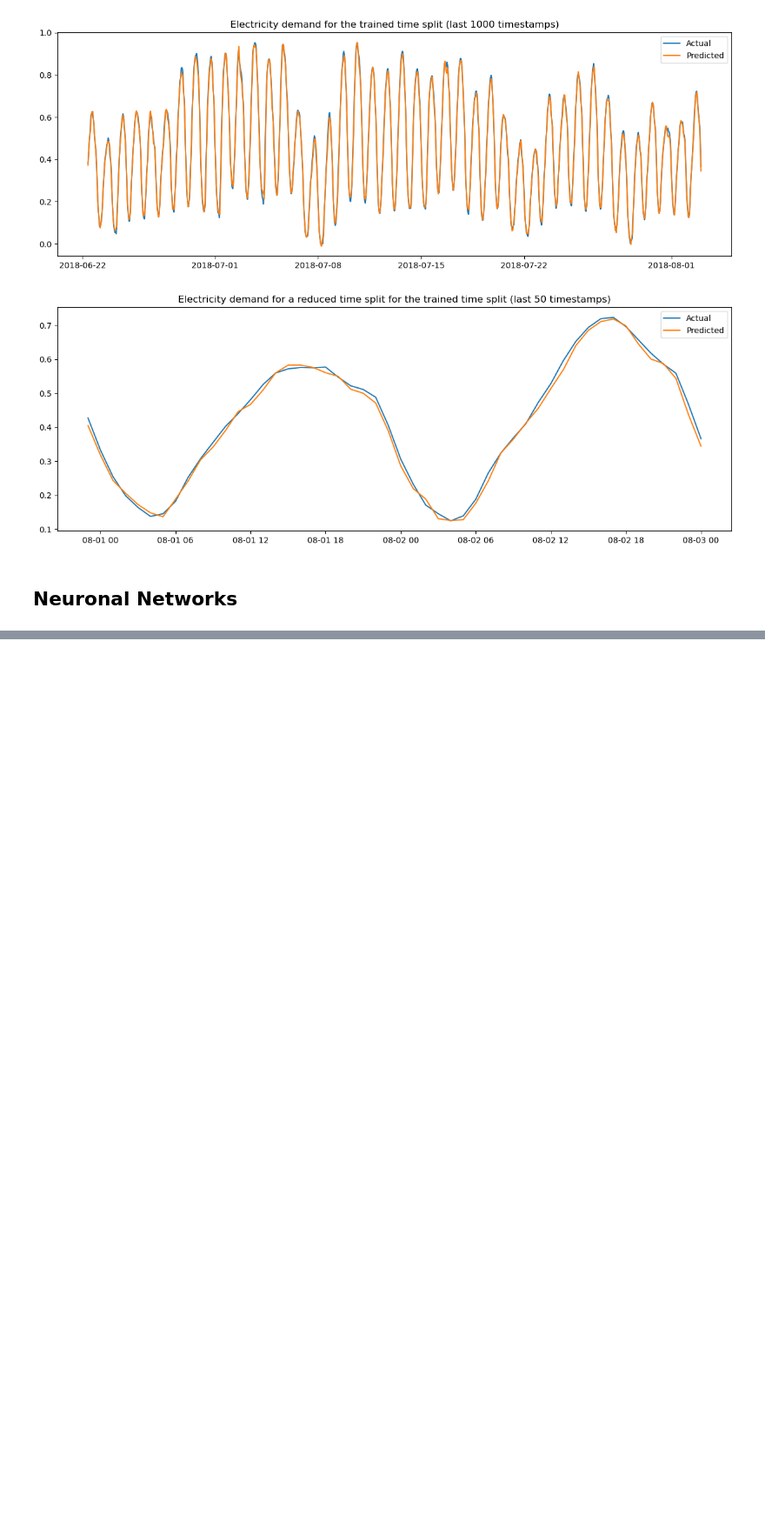
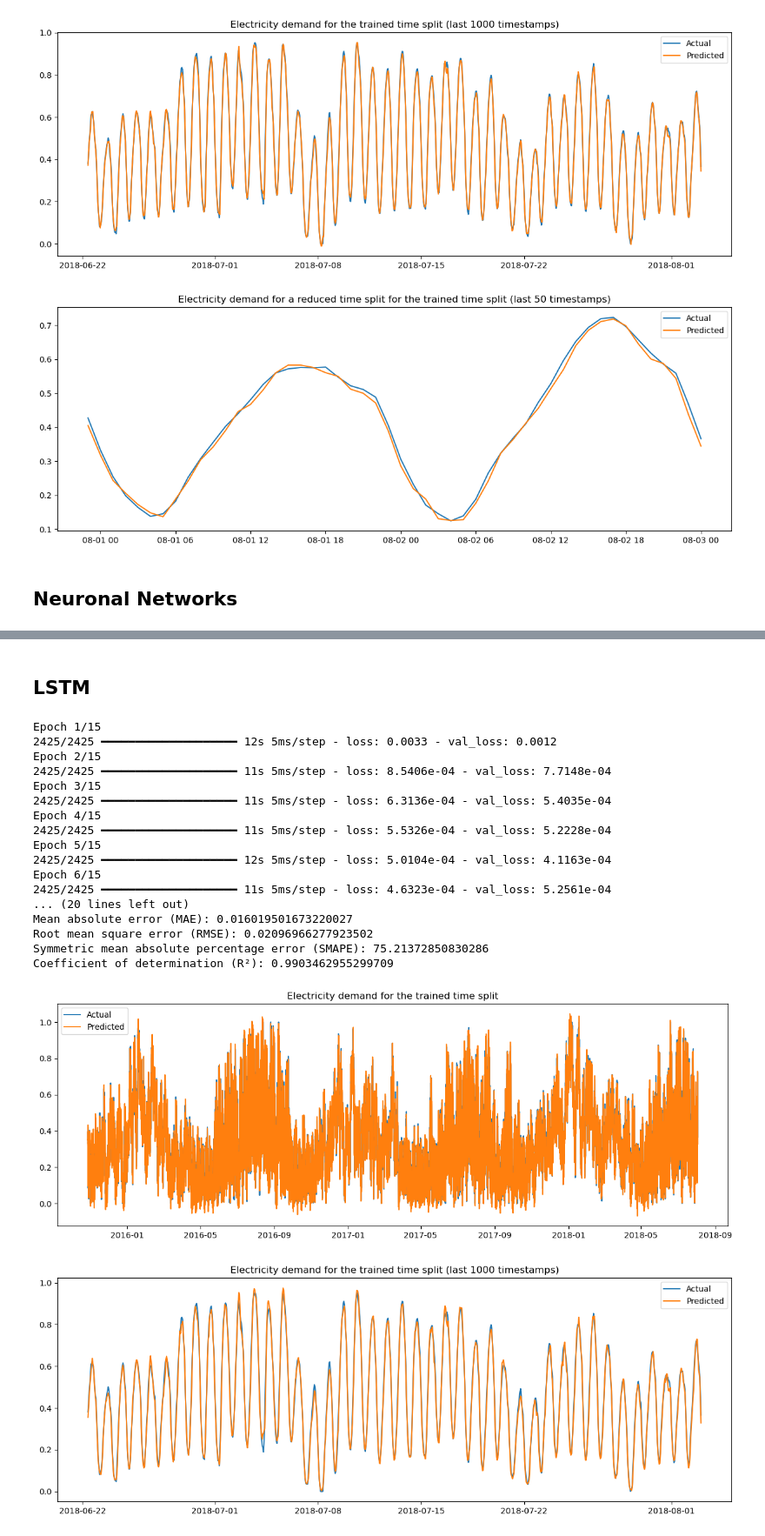
Before and after one commit to mruifer/Electricity-demand-forecast, a Jupyter notebook: notebooks/03_modeling.ipynb, the cells around one changed output, grey strips where cells are left out. Shown at 87% size. Cells and saved outputs as stored; diff of their text form; code cells hidden in the pictures; blank space fills up the shorter version.

```diff
--- a/notebooks/03_modeling.ipynb
+++ b/notebooks/03_modeling.ipynb
@@ -223,0 +224,52 @@ Coefficient of determination (R²): 0.9966221648700526
+# %% [markdown]
+## LSTM
+# %%
+# Function to create temporal sequences
+def create_sequences(X, y, window_size):
+    Xs, ys = [], []
+    for i in range(len(X) - window_size):
+        Xs.append(X[i:i+window_size])
+        ys.append(y[i+window_size])
+    return np.array(Xs), np.array(ys)
+
+# Create sequences for the training
+window_size = 24  # Use last 24 hours for the next one
+X_seq, y_seq = create_sequences(X_train, y_train, window_size)
+
+# Model
+model = Sequential([keras.Input(shape=(window_size, X_seq.shape[2])), LSTM(64, activation='tanh'),Dense(1)])
+model = Sequential([LSTM(64, activation='tanh', input_shape=(window_size, X_seq.shape[2])), Dense(1)])
+
+# Compile
+model.compile(optimizer='adam', loss='mse')
+
+# Train
+model.fit(X_seq, y_seq, epochs=15, batch_size=32, validation_split=0.2)
+
+# Create sequencies for the test
+X_test_seq, y_test_seq = create_sequences(np.concatenate([X_train[-window_size:], X_test]), np.concatenate([y_train[-window_size:], y_test]), window_size)
+
+# Predict
+y_pred = model.predict(X_test_seq)
+
+model_adjustability(y_test_seq, y_pred)
+# %% [output]
+Epoch 1/15
+2425/2425 ━━━━━━━━━━━━━━━━━━━━ 12s 5ms/step - loss: 0.0033 - val_loss: 0.0012
+Epoch 2/15
+2425/2425 ━━━━━━━━━━━━━━━━━━━━ 11s 5ms/step - loss: 8.5406e-04 - val_loss: 7.7148e-04
+Epoch 3/15
+2425/2425 ━━━━━━━━━━━━━━━━━━━━ 11s 5ms/step - loss: 6.3136e-04 - val_loss: 5.4035e-04
+Epoch 4/15
+2425/2425 ━━━━━━━━━━━━━━━━━━━━ 11s 5ms/step - loss: 5.5326e-04 - val_loss: 5.2228e-04
+Epoch 5/15
+2425/2425 ━━━━━━━━━━━━━━━━━━━━ 12s 5ms/step - loss: 5.0104e-04 - val_loss: 4.1163e-04
+Epoch 6/15
+2425/2425 ━━━━━━━━━━━━━━━━━━━━ 11s 5ms/step - loss: 4.6323e-04 - val_loss: 5.2561e-04
+... (20 lines left out)
+Mean absolute error (MAE): 0.016019501673220027
+Root mean square error (RMSE): 0.02096966277923502
+Symmetric mean absolute percentage error (SMAPE): 75.21372850830286
+Coefficient of determination (R²): 0.9903462955299709
+[figure, added]
+[figure, added]
```
Also changed, not shown: parts of 2 cells of this notebook.
